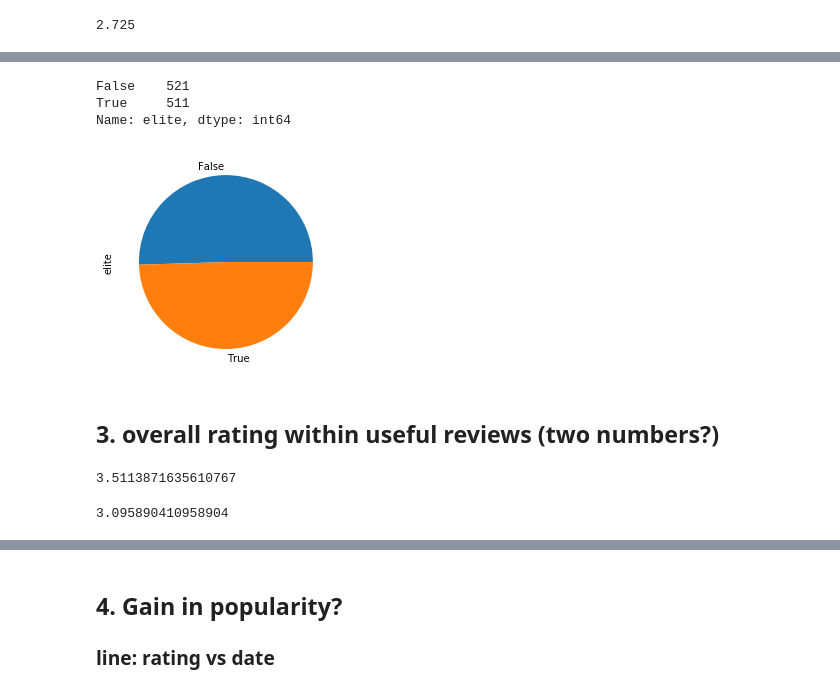
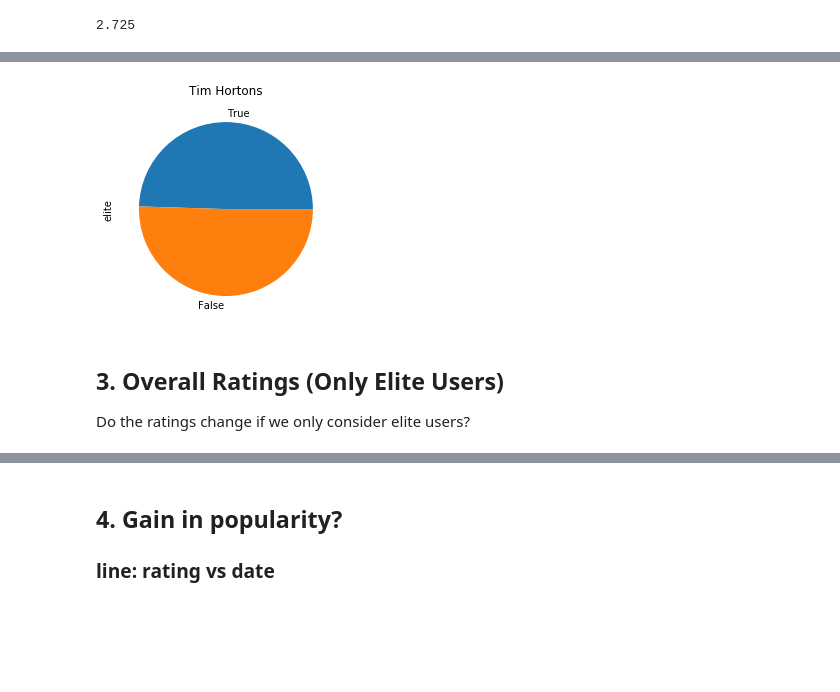
Before and after one commit to dliu9999/DSC106-Final-Project, a Jupyter notebook: yelp.ipynb, the cells around one changed output, grey strips where cells are left out. Drawn from its saved outputs; the diff is of its cells as text; code cells hidden in the pictures; blank space fills up the shorter version.

```diff
--- a/yelp.ipynb
+++ b/yelp.ipynb
@@ -69,22 +61,12 @@ Name: elite, dtype: int64
 # %%
-horton_reviews_prop = horton_reviews.elite.notna().value_counts()
-display(horton_reviews_prop)
-horton_reviews_prop.plot.pie();
+horton_reviews_prop = horton_reviews.elite.notna().value_counts().sort_index(ascending=False)
+# display(horton_reviews_prop)
+horton_reviews_prop.plot.pie(title='Tim Hortons');
 # %% [output]
-False    521
-True     511
-Name: elite, dtype: int64
-[figure, old version]
+[figure, new version]
-# %% [markdown]
-## 3. overall rating within useful reviews (two numbers?)
+# %% [markdown]
+## 3. Overall Ratings (Only Elite Users)
+Do the ratings change if we only consider elite users?
 # %%
 starbucks_reviews_useful = starbucks_reviews[starbucks_reviews.elite.notna()]
 horton_reviews_useful = horton_reviews[horton_reviews.elite.notna()]
-# %%
-starbucks_reviews_useful.stars_y.mean()
-# %% [output]
-3.5113871635610767
-# %%
-horton_reviews_useful.stars_y.mean()
-# %% [output]
-3.095890410958904
```
Also changed, not shown: parts of 37 cells of this notebook, 1 other file.
